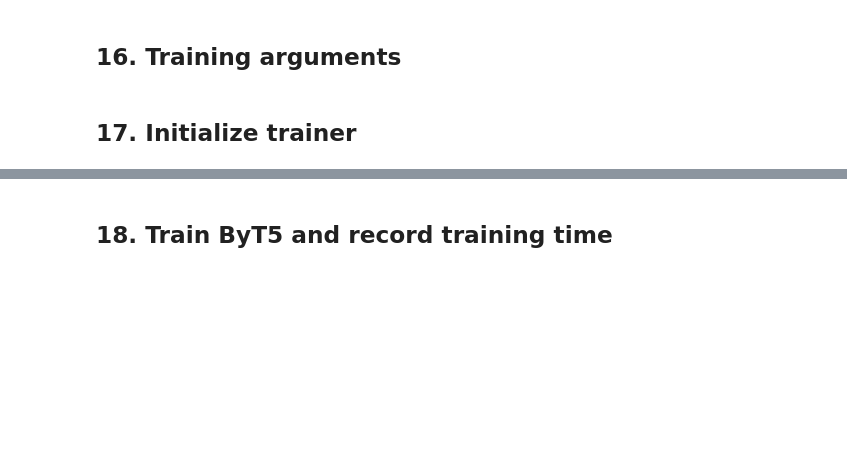
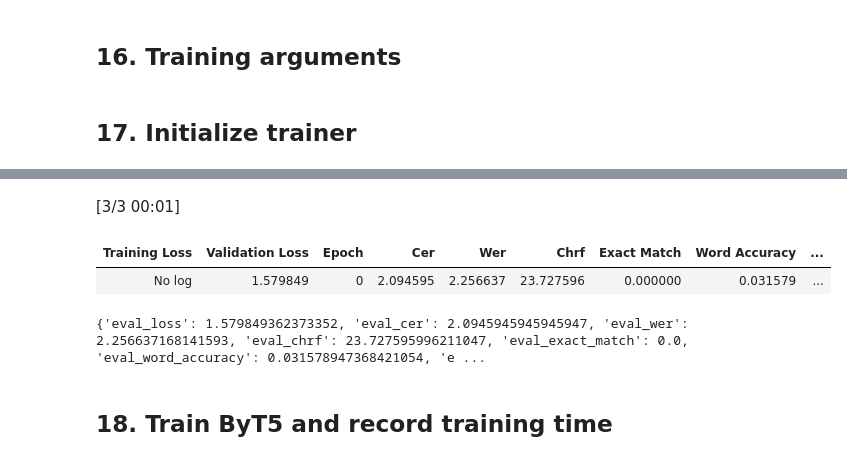
Before and after one commit to amiira-e/mauritian_creole_nlp, a Jupyter notebook: notebooks/ByT5/ByT5.ipynb, the cells around one changed output, grey strips where cells are left out. Cells and saved outputs as stored; diff of their text form; code cells hidden in the pictures; blank space fills up the shorter version.

```diff
--- a/notebooks/ByT5/ByT5.ipynb
+++ b/notebooks/ByT5/ByT5.ipynb
@@ -686,3 +648,15 @@ print(metrics)
+# %%
+test_metrics = trainer.evaluate(
+
+eval_dataset=val_dataset.select(range(10))
+
+)
+print(test_metrics)
+# %% [output]
+[3/3 00:01]
+| Training Loss | Validation Loss | Epoch | Cer | Wer | Chrf | Exact Match | Word Accuracy | ... |
+| No log | 1.579849 | 0 | 2.094595 | 2.256637 | 23.727596 | 0.000000 | 0.031579 | ... |
+{'eval_loss': 1.579849362373352, 'eval_cer': 2.0945945945945947, 'eval_wer': 2.256637168141593, 'eval_chrf': 23.727595996211047, 'eval_exact_match': 0.0, 'eval_word_accuracy': 0.031578947368421054, 'e ...
 # %% [markdown]
 ## 18. Train ByT5 and record training time
 # %%
```
Also changed, not shown: parts of 31 cells of this notebook, 6 other files.
